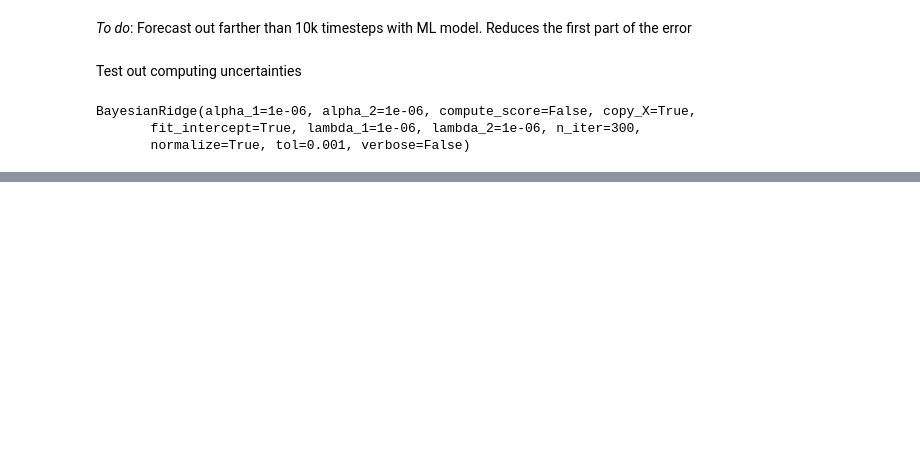
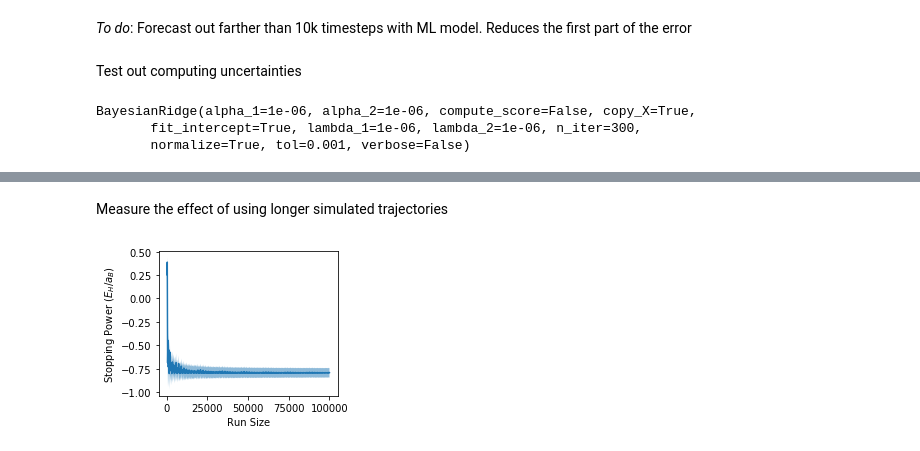
Before and after one commit to globus-labs/stopping-power-ml, a Jupyter notebook: bayesian-regression-ci.ipynb, the cells around one changed output, grey strips where cells are left out. Cells and saved outputs as stored; diff of their text form; code cells hidden in the pictures; blank space fills up the shorter version.

```diff
--- a/bayesian-regression-ci.ipynb
+++ b/bayesian-regression-ci.ipynb
@@ -78,0 +117,4 @@ ax.set_ylabel('Frequency')
+# %%
+model = BayesianRidge(normalize=True)
+model.fit(data[X_cols], data[y_col])
+run_data['force'] = model.predict(run_data[X_cols])
@@ -114,7 +155,8 @@ def compute_ml_stopping_power(train_data, run_data):
     """Computes the stopping power using ML, includes uncertainties
 
     :param train_data: DataFrame, data used to train the model
-    :param run_data: DataFrame, trajectory over which to evaluate model and, thereby, compute stopping power"""
+    :param run_data: DataFrame, trajectory over which to evaluate model and, thereby, compute stopping power
+    :return: stopping_power, stopping_power_uncertainty"""
 
     # Fit the model
     model = BayesianRidge(normalize=True).fit(train_data[X_cols], train_data[y_col])
@@ -124,3 +166,25 @@ def compute_ml_stopping_power(train_data, run_data):
 
     # Compute the mean, error
     return force.mean(), np.sqrt(stats.sem(force) ** 2 + force_std.mean() ** 2)
+# %% [markdown]
+Measure the effect of using longer simulated trajectories
+# %%
+run_size = np.linspace(0, len(run_data), 501, dtype=np.int)[1:]
+results, results_ci = zip(*[ compute_ml_stopping_power(data, run_data.iloc[:i]) for i in run_size ])
+# %%
+results = np.array(results)
+results_ci = np.array(results_ci)
+# %%
+fig, ax = plt.subplots()
+
+ax.plot(run_size, results, label='ML')
+ax.fill_between(run_size, results + results_ci, results - results_ci, alpha=0.5)
+
+
+ax.set_ylabel('Stopping Power ($E_H / a_B$)')
+ax.set_xlabel('Run Size')
+
+fig.tight_layout()
+fig.set_size_inches(3, 2.5)
+# %% [output]
+[figure, added]
```
Also changed, not shown: parts of 21 cells of this notebook, 5 other files.
